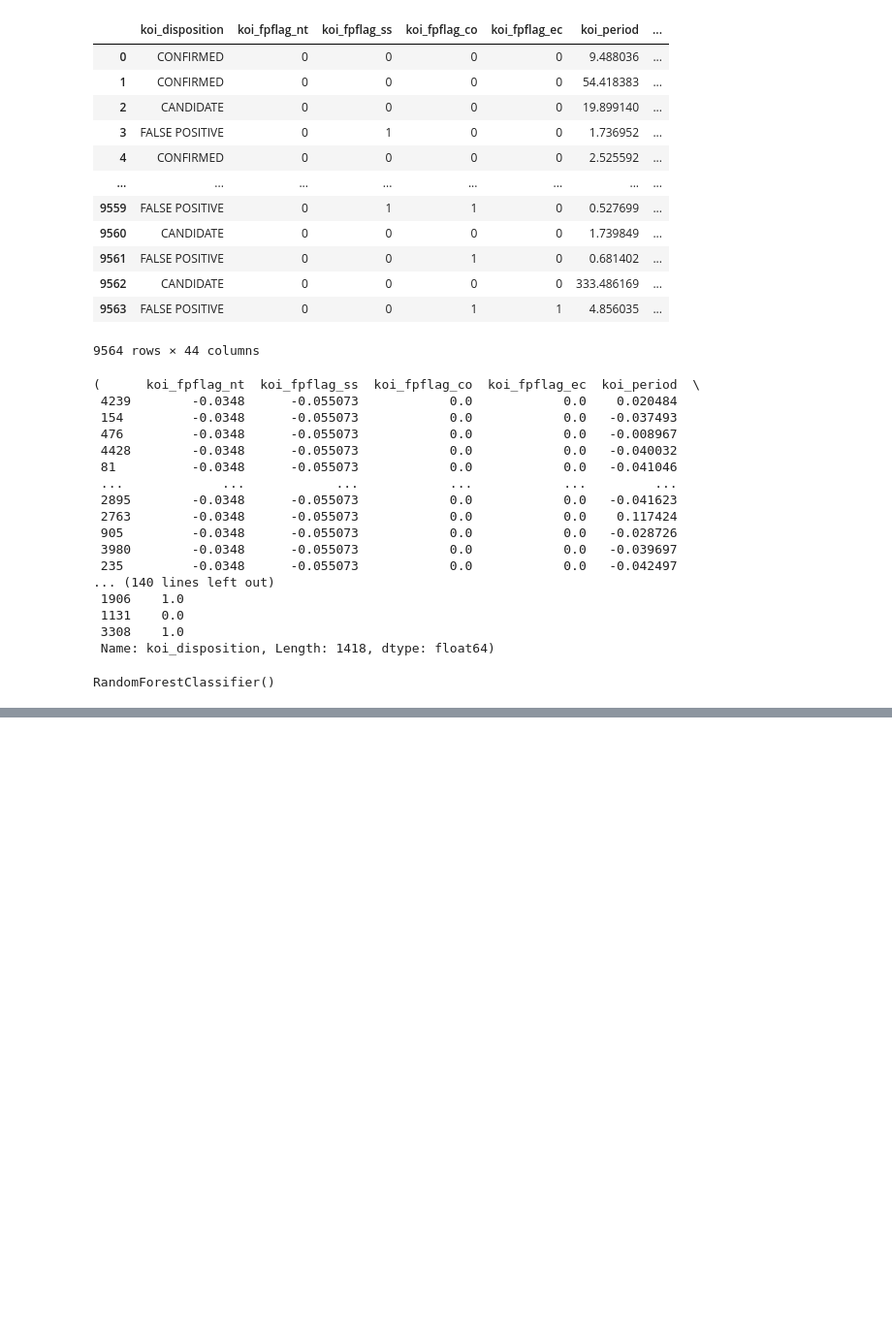
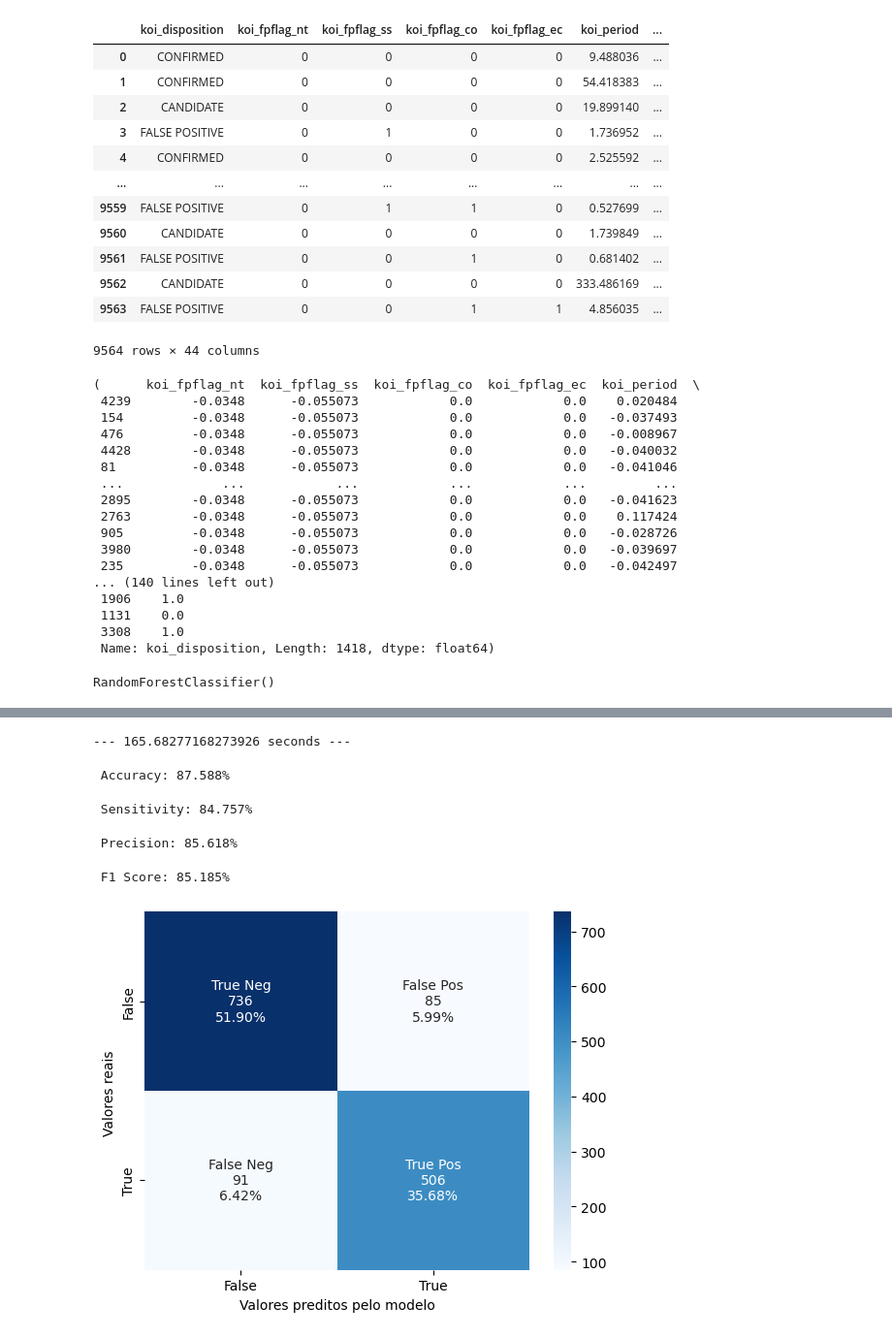
Before and after one commit to juserroca/Grandes-Con-Poder-Artificial, a Jupyter notebook: Models/Random_Forest.ipynb, the cells around one changed output, grey strips where cells are left out. Shown: that part at 97% size. Saved outputs shown, nothing was run; the diff lists cells and outputs as text; code cells hidden in the pictures; blank space fills up the shorter version.

```diff
--- a/Models/Random_Forest.ipynb
+++ b/Models/Random_Forest.ipynb
@@ -172,0 +247,56 @@ NameError: name 'RepeatedStratifiedKFold' is not defined
+# %%
+#Print Time
+print("--- %s seconds ---" % (time.time() - start_time))
+# %% [output]
+--- 165.68277168273926 seconds ---
+# %%
+y_pred = classifier.predict(X_test)
+print(" Accuracy: {:.3f}%".format(accuracy(*classification_report(y_test, y_pred)) * 100))
+# %% [output]
+ Accuracy: 87.588%
+# %%
+y_pred = classifier.predict(X_test)
+print(" Sensitivity: {:.3f}%".format(sensitivity(*classification_report(y_test, y_pred)) * 100))
+# %% [output]
+ Sensitivity: 84.757%
+# %%
+y_pred = classifier.predict(X_test)
+print(" Precision: {:.3f}%".format(precision(*classification_report(y_test, y_pred)) * 100))
+# %% [output]
+ Precision: 85.618%
+# %%
+y_pred = classifier.predict(X_test)
+print(" F1 Score: {:.3f}%".format(f1_score(*classification_report(y_test, y_pred)) * 100))
+# %% [output]
+ F1 Score: 85.185%
+# %%
+y_pred = classifier.predict(X_test)
+cf_matrix = confusion_matrix(y_test, y_pred)
+group_names = ['True Neg','False Pos','False Neg','True Pos']
+
+group_counts = ["{0:0.0f}".format(value) for value in
+                cf_matrix.flatten()]
+
+group_percentages = ["{0:.2%}".format(value) for value in
+                     cf_matrix.flatten()/np.sum(cf_matrix)]
+
+labels = [f"{v1}\n{v2}\n{v3}" for v1, v2, v3 in
+          zip(group_names,group_counts,group_percentages)]
+
+labels = np.asarray(labels).reshape(2,2)
+
+ax = sns.heatmap(cf_matrix, annot=labels, fmt='', cmap='Blues')
+
+#ax.set_title('Confusion Matrix with labels\n\n');
+ax.set_xlabel('Valores preditos pelo modelo')
+ax.set_ylabel('Valores reais ');
+
+## Ticket labels - List must be in alphabetical order
+ax.xaxis.set_ticklabels(['False','True'])
+ax.yaxis.set_ticklabels(['False','True'])
+
+## Display the visualization of the Confusion Matrix.
+plt.savefig('my_plot.JPEG')
+plt.show()
+# %% [output]
+[figure, added]
```
Also changed, not shown: parts of 10 cells of this notebook.
